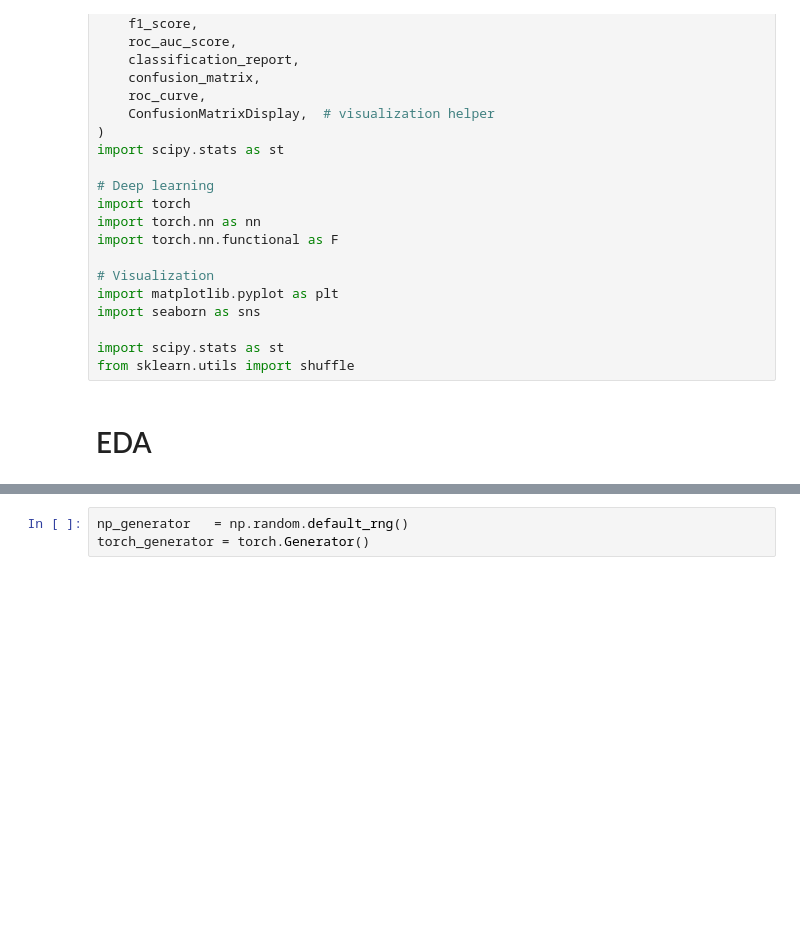
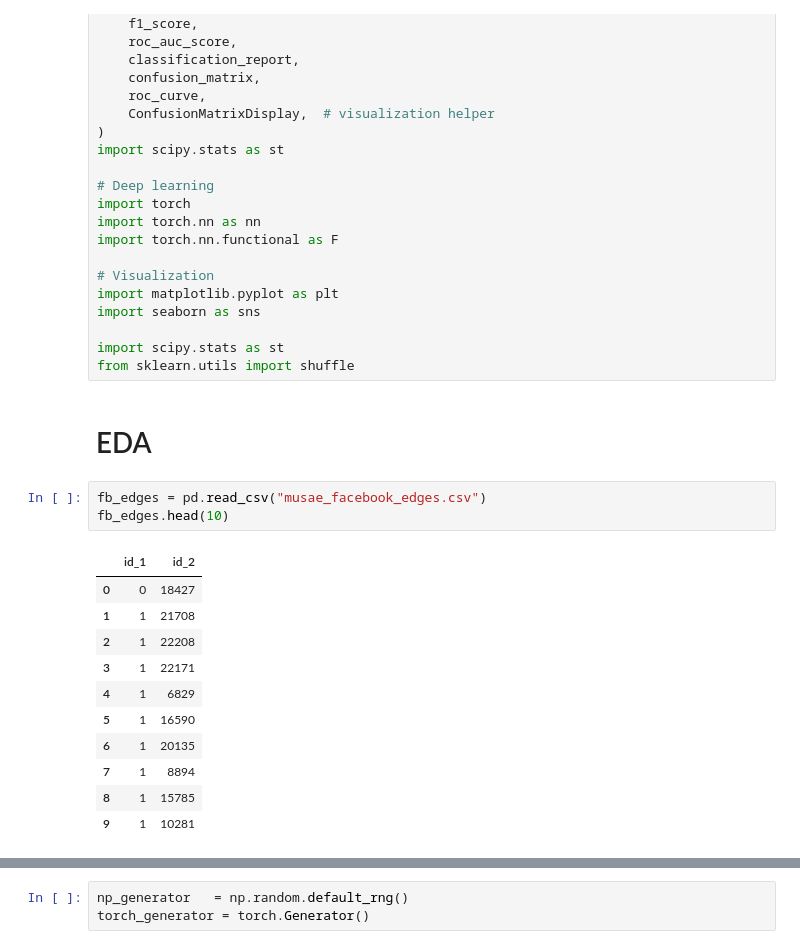
Before and after one commit to MarZim45/thesis_social_networks, a Jupyter notebook: Facebook dataset/archive/facebook_large/notebook.ipynb, the cells around one changed output, grey strips where cells are left out. Cells and saved outputs as stored; diff of their text form; blank space fills up the shorter version.

```diff
--- a/Facebook dataset/archive/facebook_large/notebook.ipynb
+++ b/Facebook dataset/archive/facebook_large/notebook.ipynb
@@ -48,3 +48,18 @@ import scipy.stats as st
 from sklearn.utils import shuffle
 # %% [markdown]
 # EDA
+# %%
+fb_edges = pd.read_csv("musae_facebook_edges.csv")
+fb_edges.head(10)
+# %% [output]
+|  | id_1 | id_2 |
+| 0 | 0 | 18427 |
+| 1 | 1 | 21708 |
+| 2 | 1 | 22208 |
+| 3 | 1 | 22171 |
+| 4 | 1 | 6829 |
+| 5 | 1 | 16590 |
+| 6 | 1 | 20135 |
+| 7 | 1 | 8894 |
+| 8 | 1 | 15785 |
+| 9 | 1 | 10281 |
```
Also changed, not shown: parts of 30 cells of this notebook, 9 other files.
